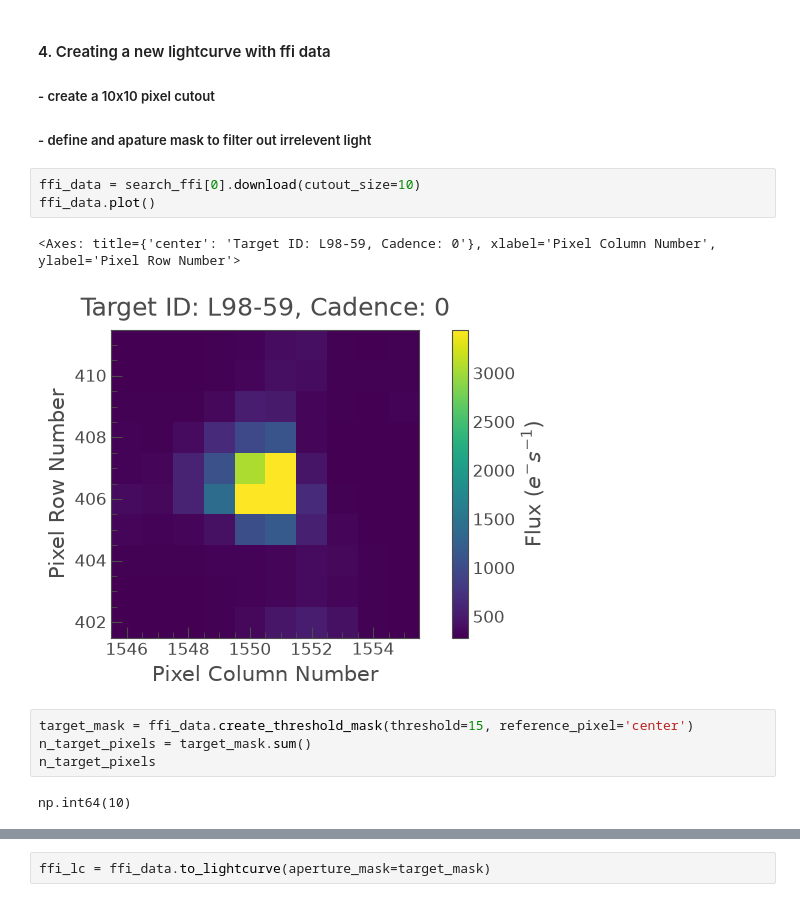
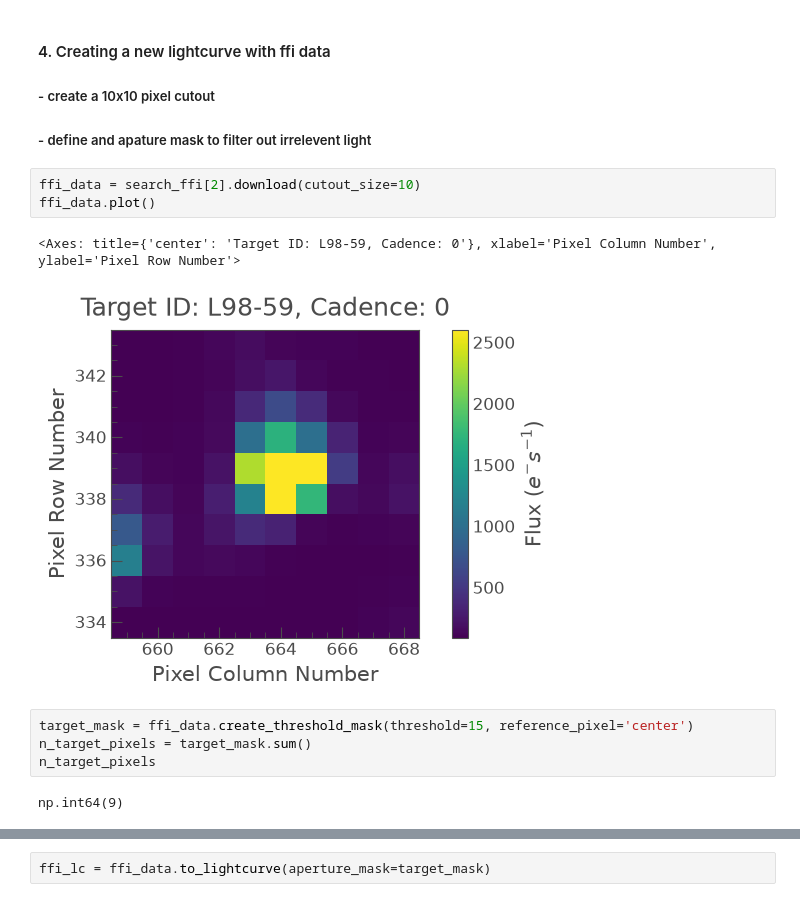
Before and after one commit to CohenPan/TESS_Astronomy, a Jupyter notebook: Final Tess Tutorial Notebook/TESS_Lightcurve_Tutorial_cohen.ipynb, the cells around one changed output, grey strips where cells are left out. Cells and saved outputs as stored; diff of their text form.

```diff
--- a/Final Tess Tutorial Notebook/TESS_Lightcurve_Tutorial_cohen.ipynb
+++ b/Final Tess Tutorial Notebook/TESS_Lightcurve_Tutorial_cohen.ipynb
@@ -453,17 +598,17 @@ lcf[0].flatten(window_length=401).fold(period=3.690621).bin(time_bin_size=0.01).
 #####    - create a 10x10 pixel cutout
 #####    - define and apature mask to filter out irrelevent light
 # %%
-ffi_data = search_ffi[0].download(cutout_size=10)
+ffi_data = search_ffi[2].download(cutout_size=10)
 ffi_data.plot()
 # %% [output]
 <Axes: title={'center': 'Target ID: L98-59, Cadence: 0'}, xlabel='Pixel Column Number', ylabel='Pixel Row Number'>
-[figure, old version]
+[figure, new version]
 # %%
 target_mask = ffi_data.create_threshold_mask(threshold=15, reference_pixel='center')
 n_target_pixels = target_mask.sum()
 n_target_pixels
 # %% [output]
-np.int64(10)
+np.int64(9)
 # %%
 ffi_data.plot(aperture_mask=target_mask, mask_color='r');
 # %% [output]
```
Also changed, not shown: parts of 16 cells of this notebook.
